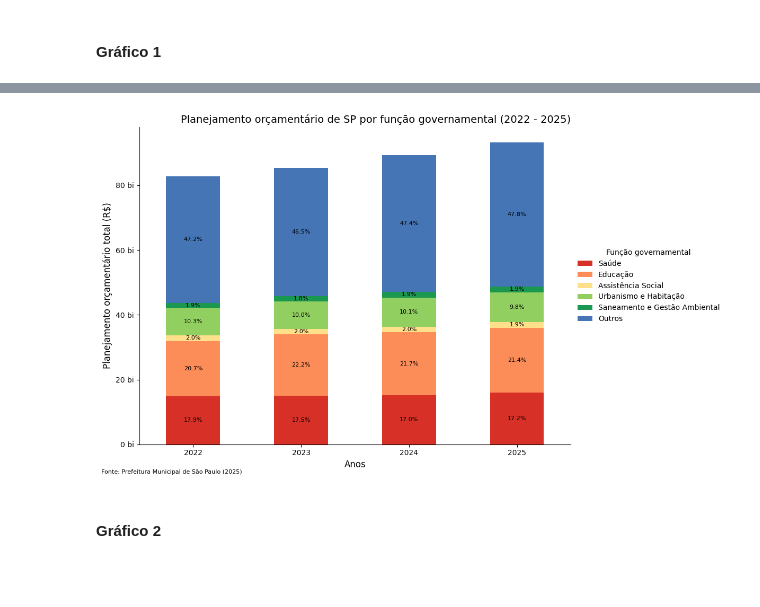
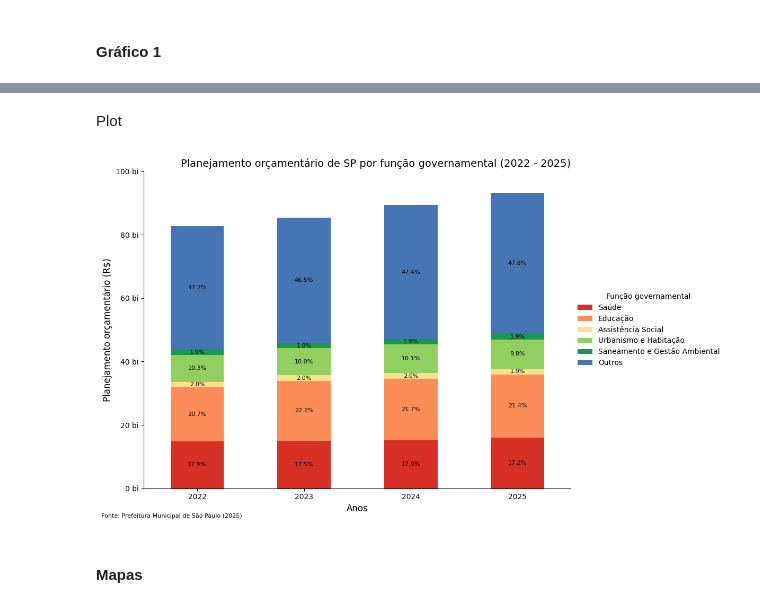
Before and after one commit to caiodurazzo/melhores_praticas_estagio, a Jupyter notebook: 07_visualizacao_dados.ipynb, the cells around one changed output, grey strips where cells are left out. Cells and saved outputs as stored; diff of their text form; code cells hidden in the pictures; blank space fills up the shorter version.

Commit message:
visualizacao

```diff
--- a/07_visualizacao_dados.ipynb
+++ b/07_visualizacao_dados.ipynb
@@ -46,10 +51,12 @@ df_ppa_fonte_grafico1["Outros"] = df_ppa_fonte_grafico1[col_outros].sum(axis = 1
 df_ppa_fonte_grafico1 = df_ppa_fonte_grafico1[funcoes + ["Outros"]]
 # %%
 df_percentual = df_ppa_fonte_grafico1.div(df_ppa_fonte_grafico1.sum(axis = 1), axis = 0) * 100
+# %% [markdown]
+Plot
 # %%
 fig, ax = plt.subplots(figsize = (12, 7))
 
-df_ppa_fonte_grafico1.plot(kind="bar",
+df_ppa_fonte_grafico1.plot(kind = "bar",
                            stacked = True,
                            ax = ax,
                            color = ["#d73027",
@@ -68,34 +75,36 @@ for i, coluna in enumerate(df_ppa_fonte_grafico1.columns):
                     f"{perc:.1f}%",
                     ha = "center",
                     va = "center",
                     fontsize = 8)
 
 ax.set_title("Planejamento orçamentário de SP por função governamental (2022 - 2025)", loc = "right", fontsize = 14)
 
-ax.set_ylabel("Planejamento orçamentário total (R$)", fontsize = 12)
+ax.set_ylabel("Planejamento orçamentário (R$)", fontsize = 12)
 
 ax.set_xlabel("Anos", fontsize = 12)
 
 ax.set_xticks(range(len(df_ppa_fonte_grafico1.index)))
 
 ax.set_xticklabels(df_ppa_fonte_grafico1.index, rotation = 0)
 
 ax.legend(title = "Função governamental", bbox_to_anchor = (1, 0.5), loc = "center left", frameon = False)
 
 ax.spines["top"].set_visible(False)
 
 ax.spines["right"].set_visible(False)
 
 ax.yaxis.set_major_formatter(mtick.FuncFormatter(lambda x, _: f'{x / 1e9:.0f} bi'))
 
+plt.ylim(0, 100e9)
+
 plt.figtext(0.01, 0.01, "Fonte: Prefeitura Municipal de São Paulo (2025)", ha = "left", fontsize = 8)
 
 plt.tight_layout()
 
 plt.show()
 
 save_graph(fig, "ppa_funcao_barras.png")
 # %% [output]
-[figure, old version]
+[figure, new version]
 # %% [markdown]
-#### Gráfico 2
+#### Mapas
```
Also changed, not shown: parts of 15 cells of this notebook, 5 other files.
